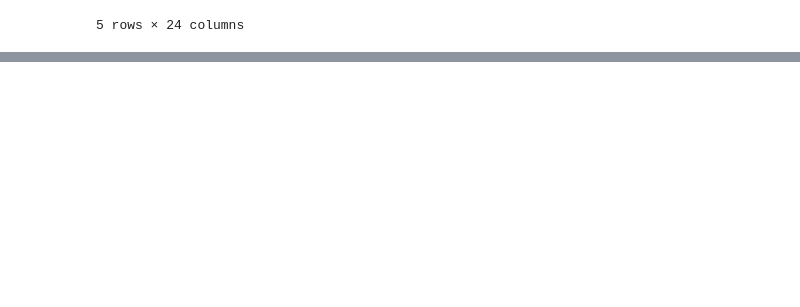
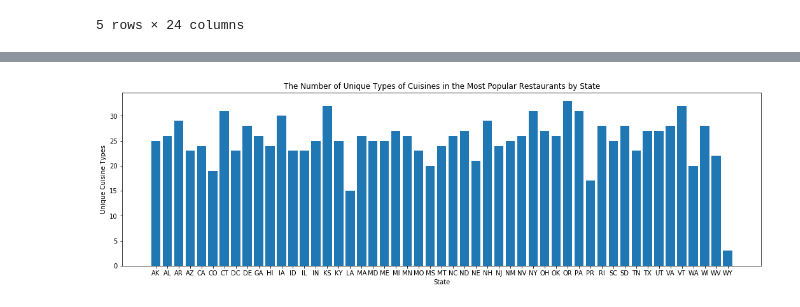
Before and after one commit to martelmann/Project-1---Group-I, a Jupyter notebook: Yelp_API-Maria.ipynb, the cells around one changed output, grey strips where cells are left out. Cells and saved outputs as stored; diff of their text form; code cells hidden in the pictures; blank space fills up the shorter version.

```diff
--- a/Yelp_API-Maria.ipynb
+++ b/Yelp_API-Maria.ipynb
@@ -125,3 +127,23 @@ count_by_state
 # %%
 #maria
 census_pd
+# %%
+state_type = all_food_data.groupby(["States"])
+food_group = state_type["Cuisines"].nunique()
+food_drop1 = food_group.drop("ANT")
+clean_food = food_drop1.drop("WSX")
+df = pd.DataFrame(clean_food)
+states_food = df.reset_index()
+
+
+plt.figure(figsize=(18,5))
+plt.bar(states_food["States"],states_food["Cuisines"])
+plt.title("The Number of Unique Types of Cuisines in the Most Popular Restaurants by State")
+plt.xlabel("State")
+plt.ylabel("Unique Cuisine Types")
+
+
+plt.savefig("cuisines_state",bbox_inches='tight',dpi=100)
+plt.show()
+# %% [output]
+[figure, added]
```
Also changed, not shown: parts of 3 cells of this notebook, 1 other file.
